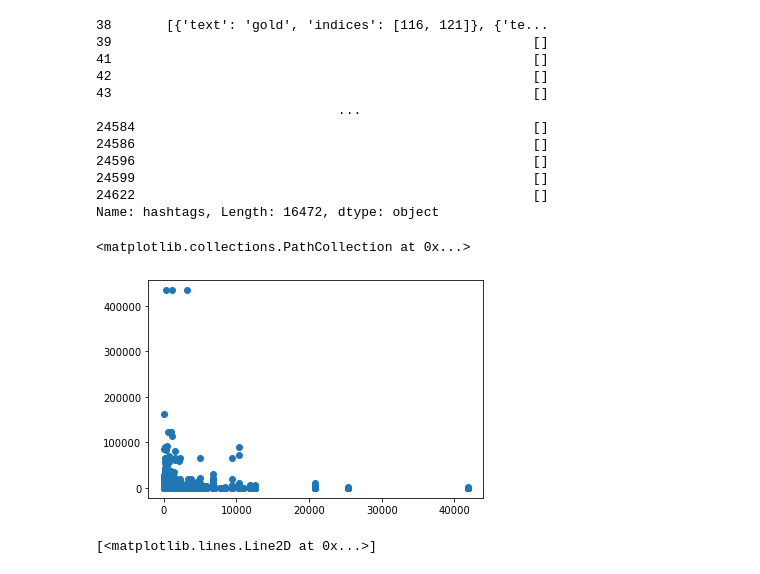
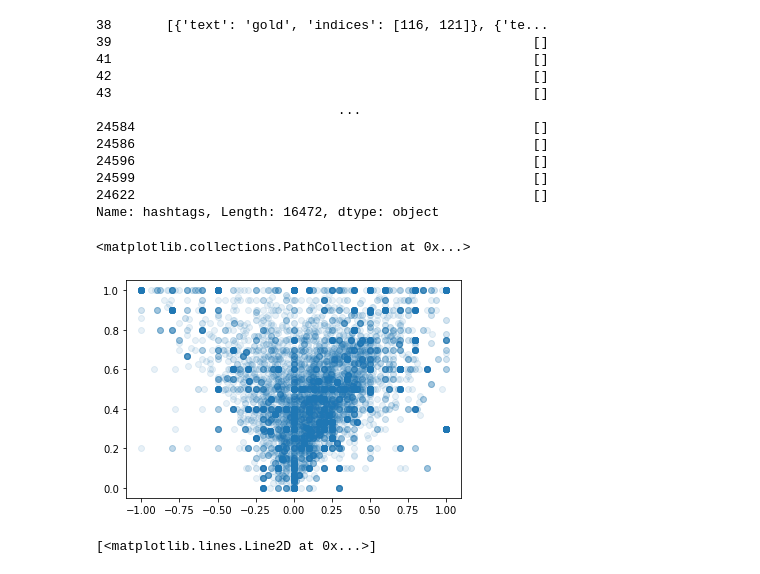
Before and after one commit to Ammon21/Twitter-Data-Analysis, a Jupyter notebook: Notebook/Twitter-Data-Exploration.ipynb, the cells around one changed output. Drawn from its saved outputs; the diff is of its cells as text; code cells hidden in the pictures.

```diff
--- a/Notebook/Twitter-Data-Exploration.ipynb
+++ b/Notebook/Twitter-Data-Exploration.ipynb
@@ -320,10 +320,10 @@ df['hashtags']
 24622                                                   []
 Name: hashtags, Length: 16472, dtype: object
 # %%
-plt.scatter(df.friends_count, df.retweet_count)
+plt.scatter(df.polarity, df.subjectivity, alpha=0.1)
 # %% [output]
 <matplotlib.collections.PathCollection at 0x...>
-[figure, old version]
+[figure, new version]
 # %%
 ### Advanced Univariate Analysis
 # %%
```
Also changed, not shown: parts of 3 cells of this notebook.
